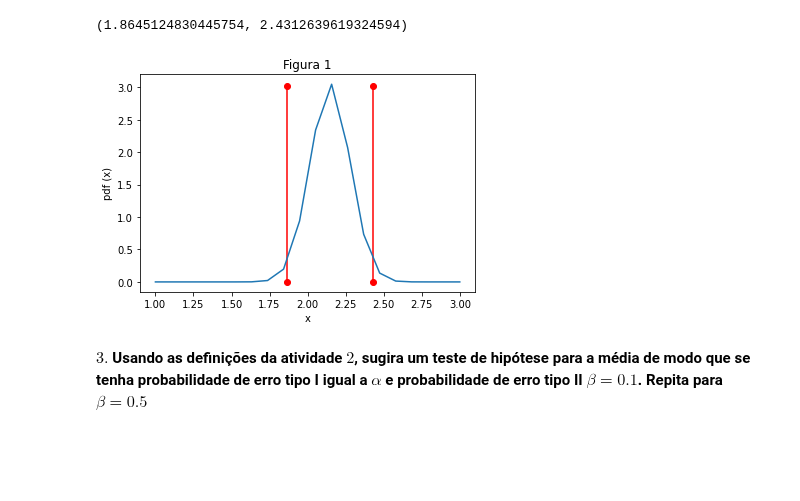
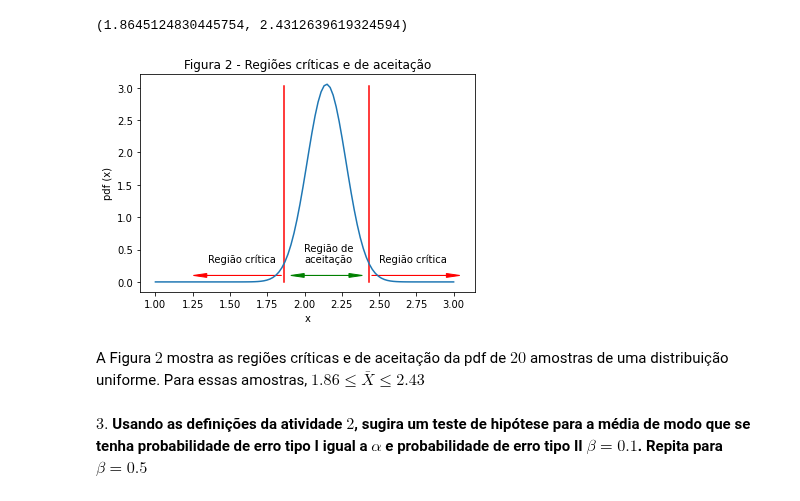
Before and after one commit to ifribeiro/TEI-EstApl, a Jupyter notebook: EPC7.ipynb, the cells around one changed output. Saved outputs shown, nothing was run; the diff lists cells and outputs as text; code cells hidden in the pictures; blank space fills up the shorter version.

```diff
--- a/EPC7.ipynb
+++ b/EPC7.ipynb
@@ -28,5 +24,6 @@ std_a
 # %%
-xis = np.linspace(1.0,3.0,20)
+xis = np.linspace(1.0,3.0,100)
+# calculo da pdf
 pdf = [norm.pdf(xi, loc=np.mean(X_sample), scale=std_a) for xi in xis]
 # %%
 plt.plot(xis, pdf)
@@ -60,17 +52,27 @@ ci
 (1.8645124830445754, 2.4312639619324594)
 # %%
 fig, ax = plt.subplots()
-
 lim_inf, lim_sup = [np.min(pdf), np.max(pdf)]
 one_x12, one_y12 = [ci[0], ci[0]], [lim_inf, lim_sup-0.02]
 two_x12, two_y12 = [ci[1], ci[1]], [lim_inf, lim_sup-0.02]
-ax.plot(one_x12, one_y12, two_x12, two_y12, marker = 'o', color='red')
+ax.plot(one_x12, one_y12, two_x12, two_y12, color='red')
 ax.plot(xis, pdf)
-ax.set_title("Figura 1")
+# regiões críticas
+ax.arrow(ci[0]-0.02, 0.1, dx=-0.5, dy=0.0, head_width = 0.06, ec='red', color='red')
+ax.arrow(ci[1]+0.02, 0.1, dx=0.5, dy=0.0, head_width = 0.06, ec='red', color='red')
+# região de aceitação
+ax.arrow(np.mean(ci), 0.1, dx=-.15, dy=0.0, head_width=0.06, ec='green', color='green')
+ax.arrow(np.mean(ci), 0.1, dx=.15, dy=0.0, head_width=0.06, ec='green', color='green')
+ax.text(np.mean(ci)-0.15, 0.3, s="Região de\naceitação")
+ax.text(1.35, 0.3, s="Região crítica")
+ax.text(2.5, 0.3, s="Região crítica")
+ax.set_title("Figura 2 - Regiões críticas e de aceitação")
 ax.set_xlabel("x")
 ax.set_ylabel("pdf (x)");
 # %% [output]
-[figure, old version]
+[figure, new version]
+# %% [markdown]
+A Figura $2$ mostra as regiões críticas e de aceitação da pdf de $20$ amostras de uma distribuição uniforme. Para essas amostras, $1.86 \le \bar{X} \le 2.43$
 # %% [markdown]
 **$3.$ Usando as definições da atividade $2$, sugira um teste de hipótese para a média de modo que se tenha probabilidade de erro tipo I igual a $\alpha$ e probabilidade de erro tipo II $\beta = 0.1$. Repita para $\beta = 0.5$**
 # %%
```
Also changed, not shown: parts of 52 cells of this notebook, 2 other files.
